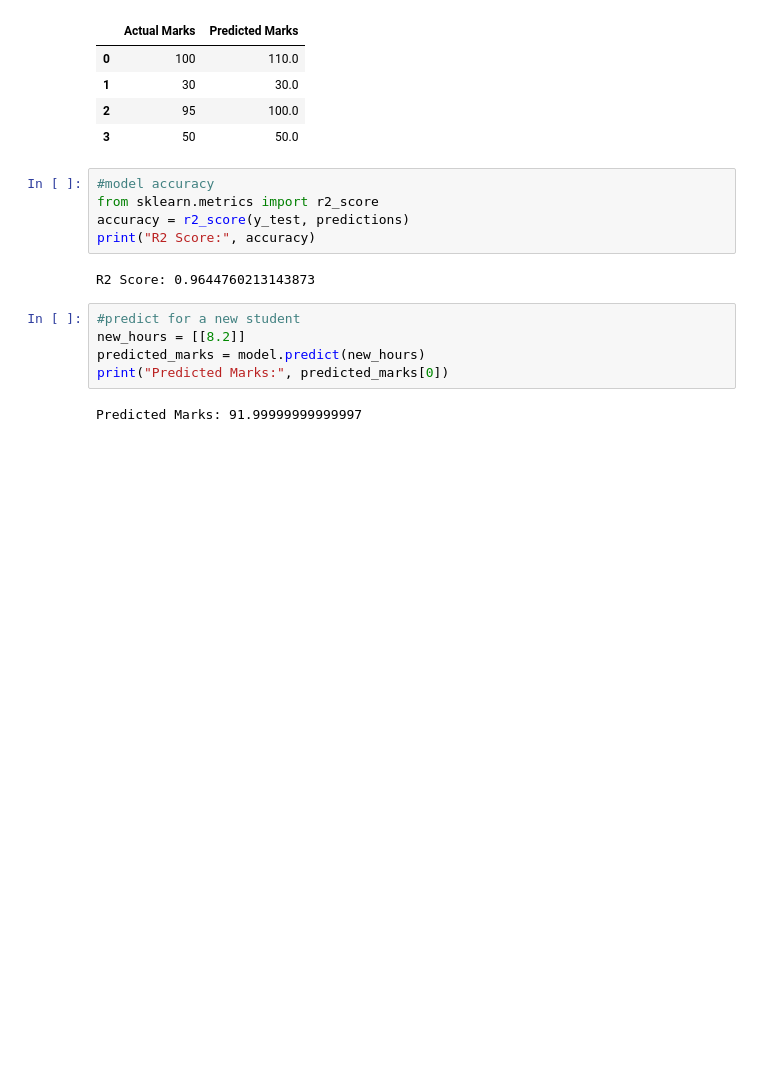
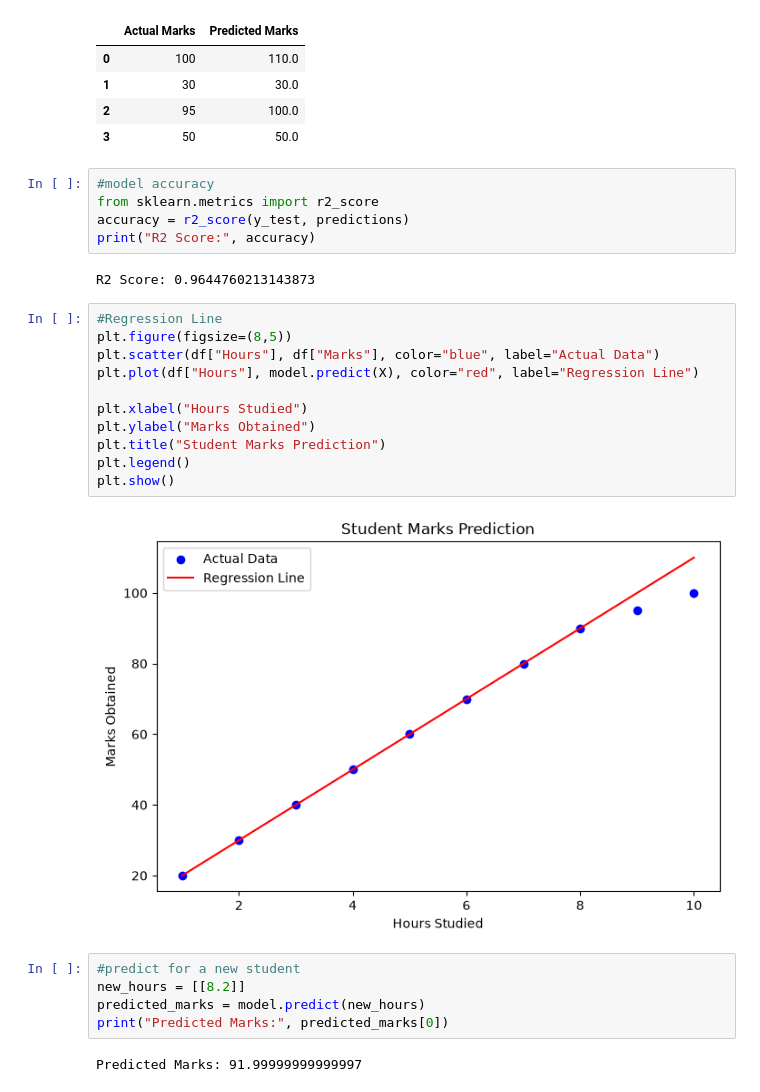
Before and after one commit to Harini-86/Student-Marks-Predictor, a Jupyter notebook: student_marks_prediction.ipynb, the cells around one changed output. Cells and saved outputs as stored; diff of their text form; blank space fills up the shorter version.

Commit message:
Uptaded student marks prediction notebook

```diff
--- a/student_marks_prediction.ipynb
+++ b/student_marks_prediction.ipynb
@@ -95,6 +95,19 @@ accuracy = r2_score(y_test, predictions)
 print("R2 Score:", accuracy)
 # %% [output]
 R2 Score: 0.9644760213143873
+# %%
+#Regression Line
+plt.figure(figsize=(8,5))
+plt.scatter(df["Hours"], df["Marks"], color="blue", label="Actual Data")
+plt.plot(df["Hours"], model.predict(X), color="red", label="Regression Line")
+
+plt.xlabel("Hours Studied")
+plt.ylabel("Marks Obtained")
+plt.title("Student Marks Prediction")
+plt.legend()
+plt.show()
+# %% [output]
+[figure, added]
 # %%
 #predict for a new student
 new_hours = [[8.2]]
```
